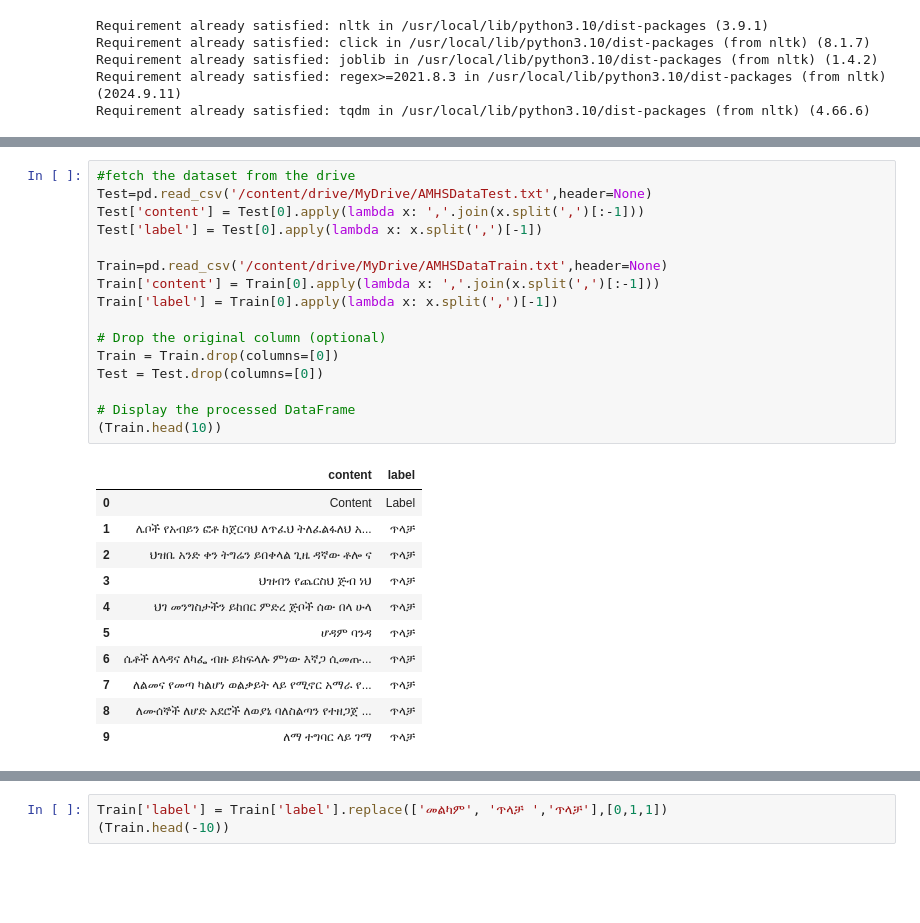
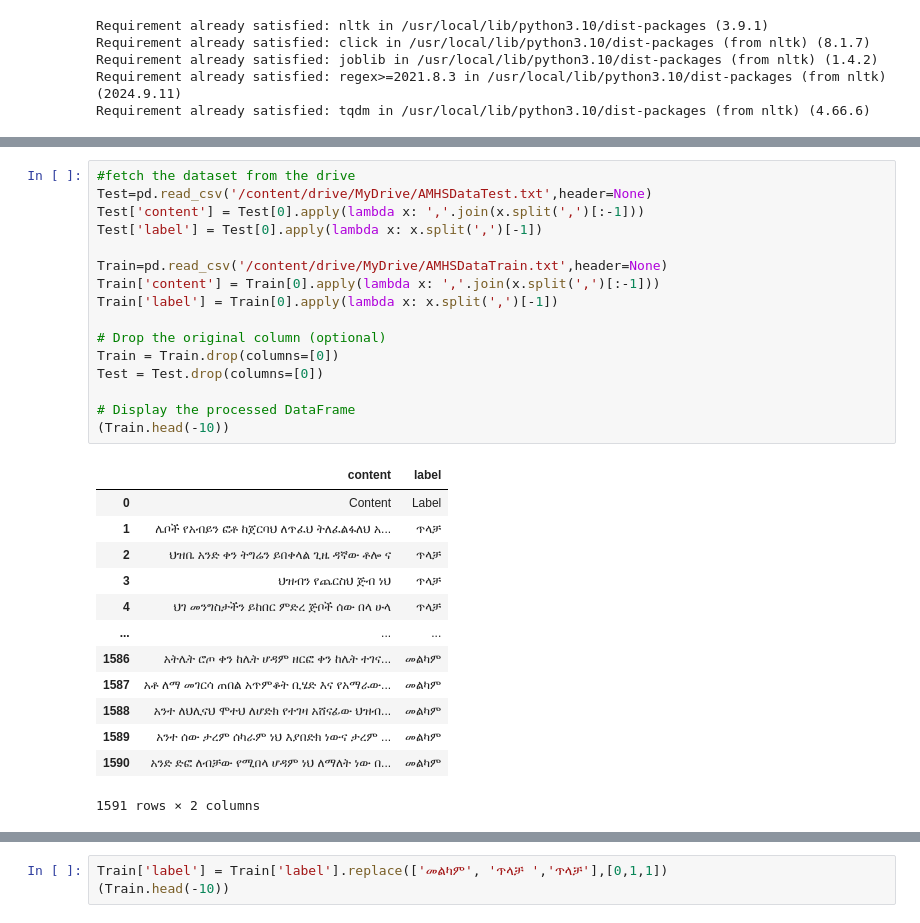
Before and after one commit to IbnuEyni/iCog-Labs, a Jupyter notebook: work_tasks/amharic_hateSpeech_detector.ipynb, the cells around one changed output, grey strips where cells are left out. Cells and saved outputs as stored; diff of their text form; blank space fills up the shorter version.

```diff
--- a/work_tasks/amharic_hateSpeech_detector.ipynb
+++ b/work_tasks/amharic_hateSpeech_detector.ipynb
@@ -152,28 +147,30 @@ Requirement already satisfied: tqdm in /usr/local/lib/python3.10/dist-packages (
 # %%
 #fetch the dataset from the drive
 Test=pd.read_csv('/content/drive/MyDrive/AMHSDataTest.txt',header=None)
 Test['content'] = Test[0].apply(lambda x: ','.join(x.split(',')[:-1]))
 Test['label'] = Test[0].apply(lambda x: x.split(',')[-1])
 
 Train=pd.read_csv('/content/drive/MyDrive/AMHSDataTrain.txt',header=None)
 Train['content'] = Train[0].apply(lambda x: ','.join(x.split(',')[:-1]))
 Train['label'] = Train[0].apply(lambda x: x.split(',')[-1])
 
 # Drop the original column (optional)
 Train = Train.drop(columns=[0])
 Test = Test.drop(columns=[0])
 
 # Display the processed DataFrame
-(Train.head(10))
+(Train.head(-10))
 # %% [output]
 |  | content | label |
 | 0 | Content | Label |
 | 1 | ሌቦች የአብይን ፎቶ ከጀርባህ ለጥፈህ ትለፈልፋለህ አ... | ጥላቻ |
 | 2 | ህዝቤ አንድ ቀን ትግሬን ይበቀላል ጊዜ ዳኛው ቶሎ ና | ጥላቻ |
 | 3 | ህዝብን የጨርስህ ጅብ ነህ | ጥላቻ |
 | 4 | ህገ መንግስታችን ይከበር ምድረ ጅቦች ሰው በላ ሁላ | ጥላቻ |
-| 5 | ሆዳም ባንዳ | ጥላቻ |
-| 6 | ሴቶች ለላዳና ለካፌ ብዙ ይከፍላሉ ምነው እኛጋ ሲመጡ... | ጥላቻ |
-| 7 | ለልመና የመጣ ካልሆነ ወልቃይት ላይ የሚኖር አማራ የ... | ጥላቻ |
-| 8 | ለሙሰኞች ለሆድ አደሮች ለወያኔ ባለስልጣን የተዘጋጀ ... | ጥላቻ |
-| 9 | ለማ ተግባር ላይ ገማ | ጥላቻ |
+| ... | ... | ... |
+| 1586 | አትሌት ሮጦ ቀን ከሌት ሆዳም ዘርፎ ቀን ከሌት ተገና... | መልካም |
+| 1587 | አቶ ለማ መገርሳ ጠበል አጥምቆት ቢሄድ እና የአማራው... | መልካም |
+| 1588 | አንተ ለህሊናህ ሞተህ ለሆድክ የተገዛ አሸናፊው ህዝብ... | መልካም |
+| 1589 | አንተ ሰው ታረም ሰካራም ነህ እያበድክ ነውና ታረም ... | መልካም |
+| 1590 | አንድ ድፎ ለብቻው የሚበላ ሆዳም ነህ ለማለት ነው በ... | መልካም |
+1591 rows × 2 columns
```
Also changed, not shown: parts of 19 cells of this notebook.
